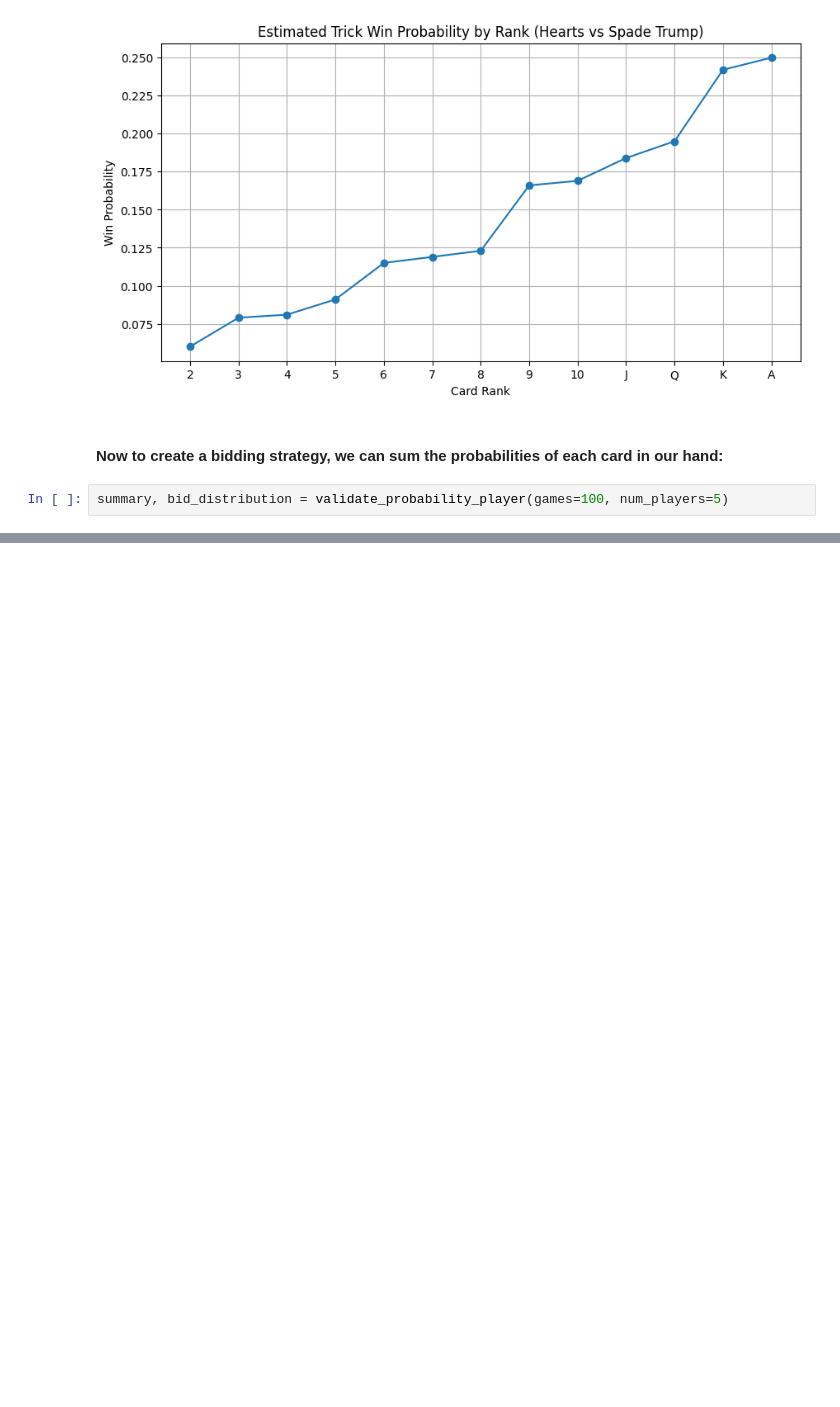
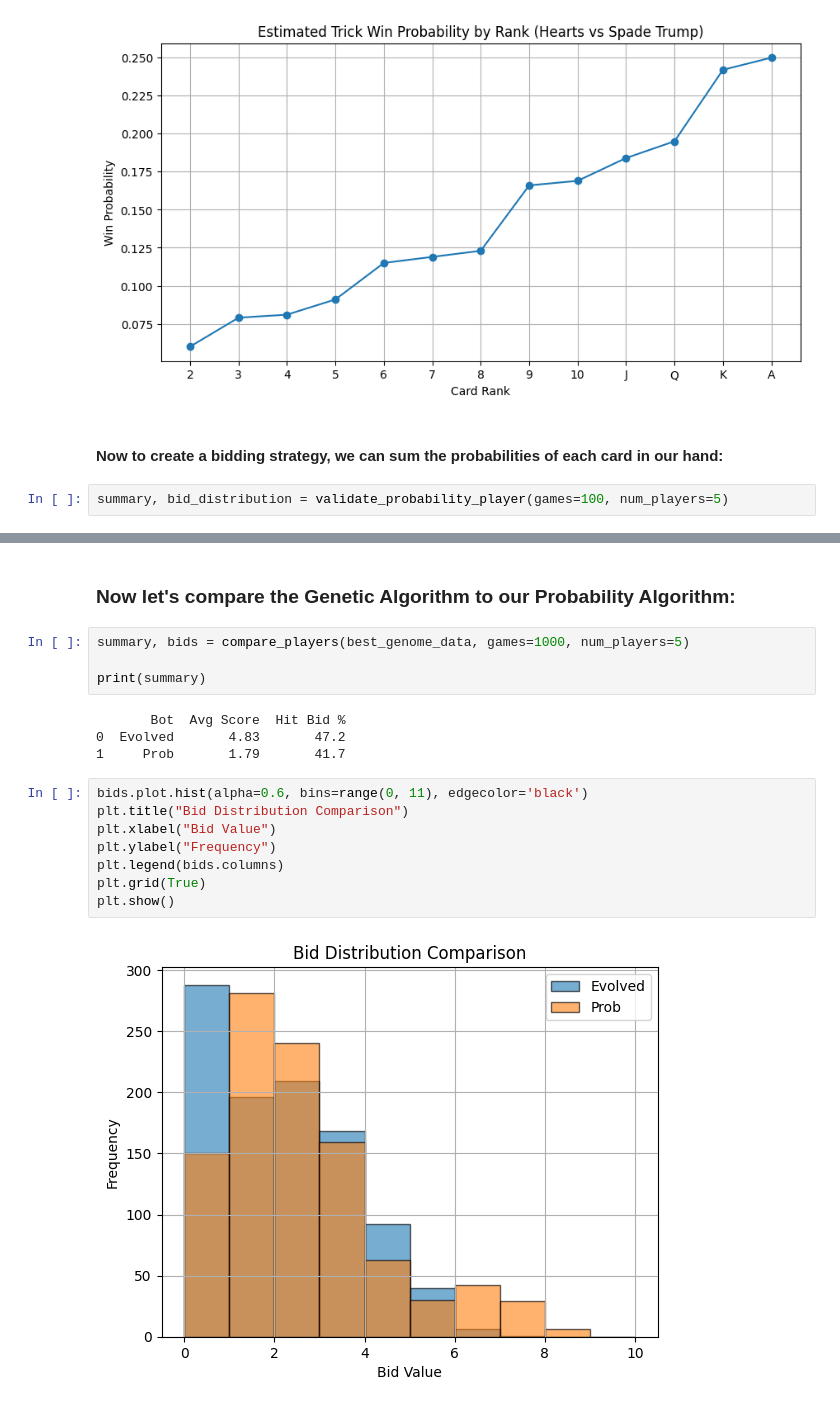
Before and after one commit to LiamBrem/wizard, a Jupyter notebook: results.ipynb, the cells around one changed output, grey strips where cells are left out. Saved outputs shown, nothing was run; the diff lists cells and outputs as text; blank space fills up the shorter version.

```diff
--- a/results.ipynb
+++ b/results.ipynb
@@ -226,0 +271,20 @@ Bid Distribution (out of 100 rounds):
+# %% [markdown]
+### Now let's compare the Genetic Algorithm to our Probability Algorithm:
+# %%
+summary, bids = compare_players(best_genome_data, games=1000, num_players=5)
+
+print(summary)
+# %% [output]
+       Bot  Avg Score  Hit Bid %
+0  Evolved       4.83       47.2
+1     Prob       1.79       41.7
+# %%
+bids.plot.hist(alpha=0.6, bins=range(0, 11), edgecolor='black')
+plt.title("Bid Distribution Comparison")
+plt.xlabel("Bid Value")
+plt.ylabel("Frequency")
+plt.legend(bids.columns)
+plt.grid(True)
+plt.show()
+# %% [output]
+[figure, added]
```
Also changed, not shown: parts of 14 cells of this notebook, 3 other files.
